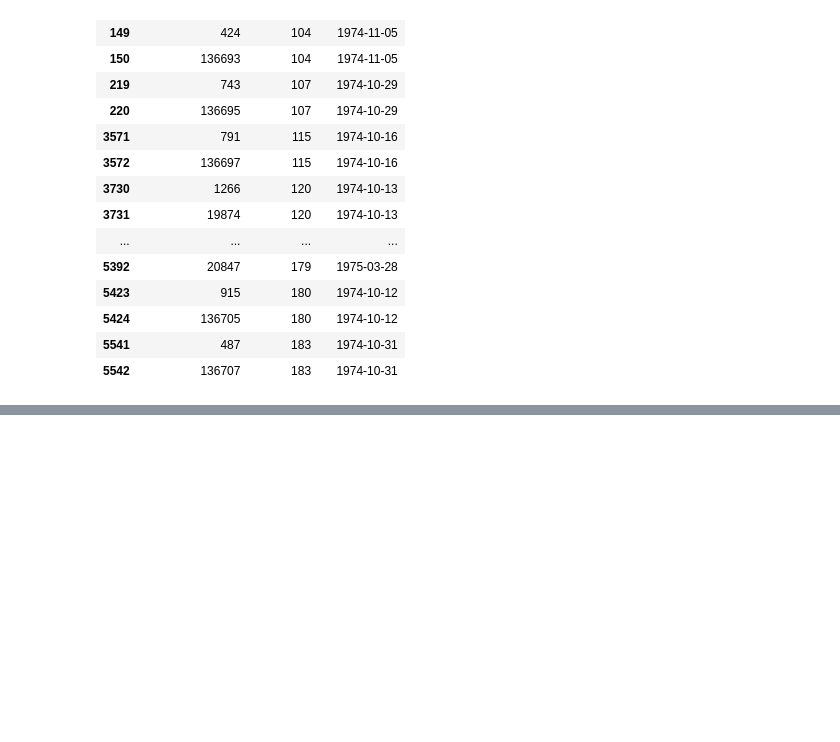
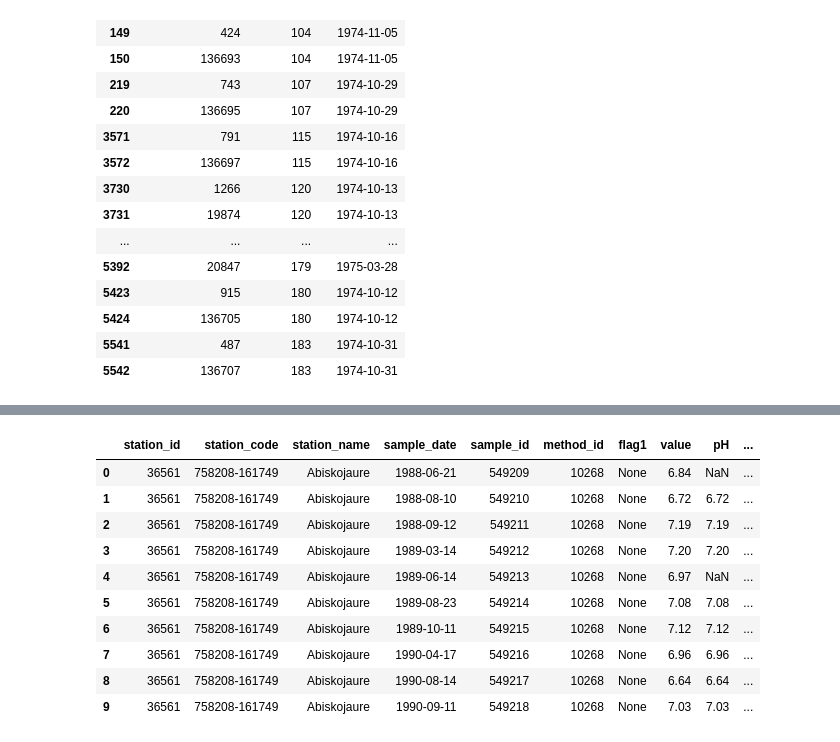
Before and after one commit to JamesSample/icpw, a Jupyter notebook: toc_trends_oct_2016.ipynb, the cells around one changed output, grey strips where cells are left out. Drawn from its saved outputs; the diff is of its cells as text; code cells hidden in the pictures; blank space fills up the shorter version.

```diff
--- a/toc_trends_oct_2016.ipynb
+++ b/toc_trends_oct_2016.ipynb
@@ -583,0 +608,6 @@ The code seems to be working correctly, but I still have concerns about some of
+# %%
+# Read data from template
+raw_xls = (r'C:\Data\James_Work\Staff\Heleen_d_W\ICP_Waters\Call_for_Data_2016'
+           r'\Replies\sweden\correct_ph_error.xls')
+raw_df = pd.read_excel(raw_xls, sheetname='Data')
+raw_df.head()
@@ -583,0 +642,7 @@ The code seems to be working correctly, but I still have concerns about some of
+# %%
+# Get all samples from these sites
+sql = ('SELECT * FROM resa2.water_samples '
+       'WHERE station_id IN %s' % str(tuple(stn_df['station_id'])))
+samp_df = pd.read_sql(sql, engine)
+
+samp_df.head()
@@ -583,0 +656,10 @@ The code seems to be working correctly, but I still have concerns about some of
+# %%
+# Get all the pH data for these sites
+sql = ('SELECT * FROM resa2.water_chemistry_values2 '
+       'WHERE sample_id IN (SELECT water_sample_id '
+                           'FROM resa2.water_samples '
+                           'WHERE station_id IN %s) '
+       'AND method_id = 10268' % str(tuple(stn_df['station_id'])))
+wc_df = pd.read_sql(sql, engine)
+
+wc_df.head()
@@ -583,0 +673,33 @@ The code seems to be working correctly, but I still have concerns about some of
+# %%
+# Join samples
+df = pd.merge(wc_df, samp_df, how='left',
+              left_on='sample_id',
+              right_on='water_sample_id')
+
+# Join stations
+df = pd.merge(df, stn_df, how='left',
+              left_on='station_id',
+              right_on='station_id')
+
+# Join raw data
+df = pd.merge(df, raw_df, how='left',
+              left_on=['station_code', 'sample_date'],
+              right_on=['Code', 'Date'])
+
+# Extract columns of interest
+df = df[['station_id', 'station_code', 'station_name', 'sample_date',
+         'sample_id', 'method_id', 'flag1', 'value', 'pH', 'Pb']]
+
+df.head(10)
+# %% [output]
+|  | station_id | station_code | station_name | sample_date | sample_id | method_id | flag1 | value | pH | ... |
+| 0 | 36561 | 758208-161749 | Abiskojaure | 1988-06-21 | 549209 | 10268 | None | 6.84 | NaN | ... |
+| 1 | 36561 | 758208-161749 | Abiskojaure | 1988-08-10 | 549210 | 10268 | None | 6.72 | 6.72 | ... |
+| 2 | 36561 | 758208-161749 | Abiskojaure | 1988-09-12 | 549211 | 10268 | None | 7.19 | 7.19 | ... |
+| 3 | 36561 | 758208-161749 | Abiskojaure | 1989-03-14 | 549212 | 10268 | None | 7.20 | 7.20 | ... |
+| 4 | 36561 | 758208-161749 | Abiskojaure | 1989-06-14 | 549213 | 10268 | None | 6.97 | NaN | ... |
+| 5 | 36561 | 758208-161749 | Abiskojaure | 1989-08-23 | 549214 | 10268 | None | 7.08 | 7.08 | ... |
+| 6 | 36561 | 758208-161749 | Abiskojaure | 1989-10-11 | 549215 | 10268 | None | 7.12 | 7.12 | ... |
+| 7 | 36561 | 758208-161749 | Abiskojaure | 1990-04-17 | 549216 | 10268 | None | 6.96 | 6.96 | ... |
+| 8 | 36561 | 758208-161749 | Abiskojaure | 1990-08-14 | 549217 | 10268 | None | 6.64 | 6.64 | ... |
+| 9 | 36561 | 758208-161749 | Abiskojaure | 1990-09-11 | 549218 | 10268 | None | 7.03 | 7.03 | ... |
```
Also changed, not shown: parts of 16 cells of this notebook, 1 other file.
